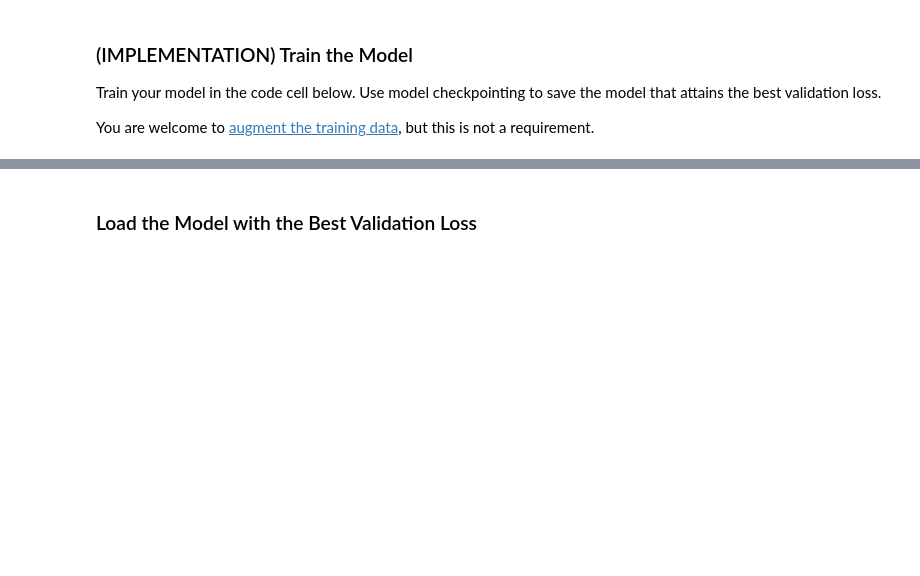
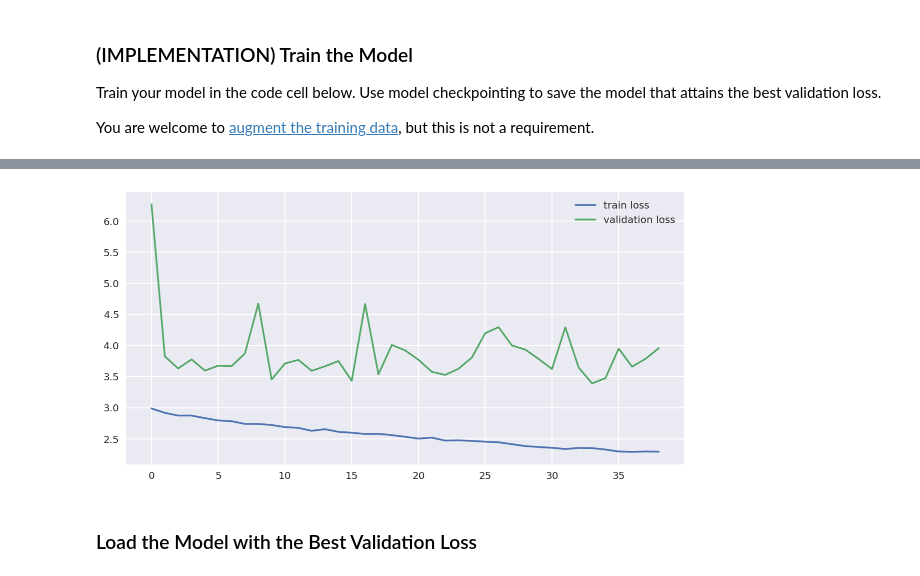
Before and after one commit to Robert-Alonso/dog-project, a Jupyter notebook: dog_app.ipynb, the cells around one changed output, grey strips where cells are left out. Cells and saved outputs as stored; diff of their text form; code cells hidden in the pictures; blank space fills up the shorter version.

```diff
--- a/dog_app.ipynb
+++ b/dog_app.ipynb
@@ -431,22 +506,19 @@ model.add(Activation('relu'))
 model.add(BatchNormalization())
 model.add(Dropout(0.5))
 
-model.add(Conv2D(64, (1, 1), padding='valid'))
-model.add(Activation('relu'))
-model.add(BatchNormalization())
-model.add(Dropout(0.5))
-
 model.add(Conv2D(64, (5, 5), strides=3, padding='valid'))
 model.add(Activation('relu'))
 model.add(BatchNormalization())
 model.add(Dropout(0.5))
 
-# model.add(Conv2D(128, (5, 5), strides=3, padding='valid'))
-# model.add(Activation('relu'))
-# model.add(BatchNormalization())
-# model.add(Dropout(0.5))
+model.add(Conv2D(128, (5, 5), strides=3, padding='valid'))
+model.add(Activation('relu'))
+model.add(BatchNormalization())
+model.add(Dropout(0.5))
 
 model.add(GlobalAveragePooling2D())
+model.add(Dense(512))
+model.add(Dropout(0.5))
 model.add(Dense(133, activation='softmax'))
 
 model.summary()
@@ -471,7 +543,7 @@ _________________________________________________________________
 # %% [markdown]
 ### Compile the Model
 # %%
-model.compile(optimizer='rmsprop', loss='categorical_crossentropy', metrics=['accuracy'])
+model.compile(optimizer='adam', loss='categorical_crossentropy', metrics=['accuracy'])
 # %% [markdown]
 ### (IMPLEMENTATION) Train the Model
 
@@ -490,9 +562,9 @@ epochs = 40
 checkpointer = ModelCheckpoint(filepath='saved_models/weights.best.from_scratch.hdf5',
                                verbose=1, save_best_only=True)
 
-model.fit(train_tensors, train_targets,
-          validation_data=(valid_tensors, valid_targets),
-          epochs=epochs, batch_size=20, callbacks=[checkpointer], verbose=1)
+history = model.fit(train_tensors, train_targets,
+              validation_data=(valid_tensors, valid_targets),
+              epochs=epochs, batch_size=256, callbacks=[checkpointer], verbose=1)
 # %% [output]
 Train on 6680 samples, validate on 835 samples
 Epoch 1/40
@@ -515,3 +599,7 @@ Epoch 00040: val_loss did not improve
+# %%
+plot_losses(history.history['loss'], history.history['val_loss'], 1.0)
+# %% [output]
+[figure, added]
 # %% [markdown]
 ### Load the Model with the Best Validation Loss
 # %%
```
Also changed, not shown: parts of 51 cells of this notebook, 12 other files.
